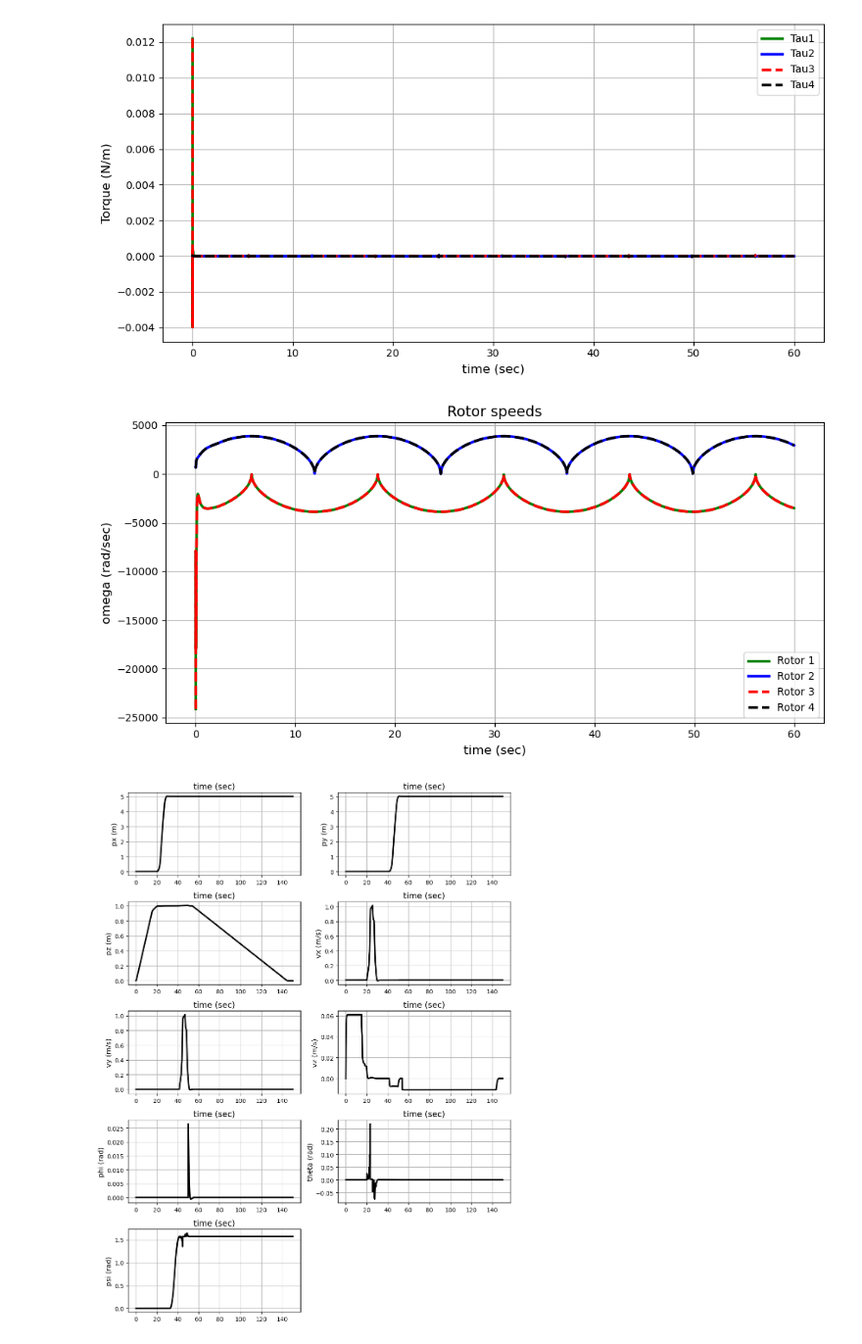
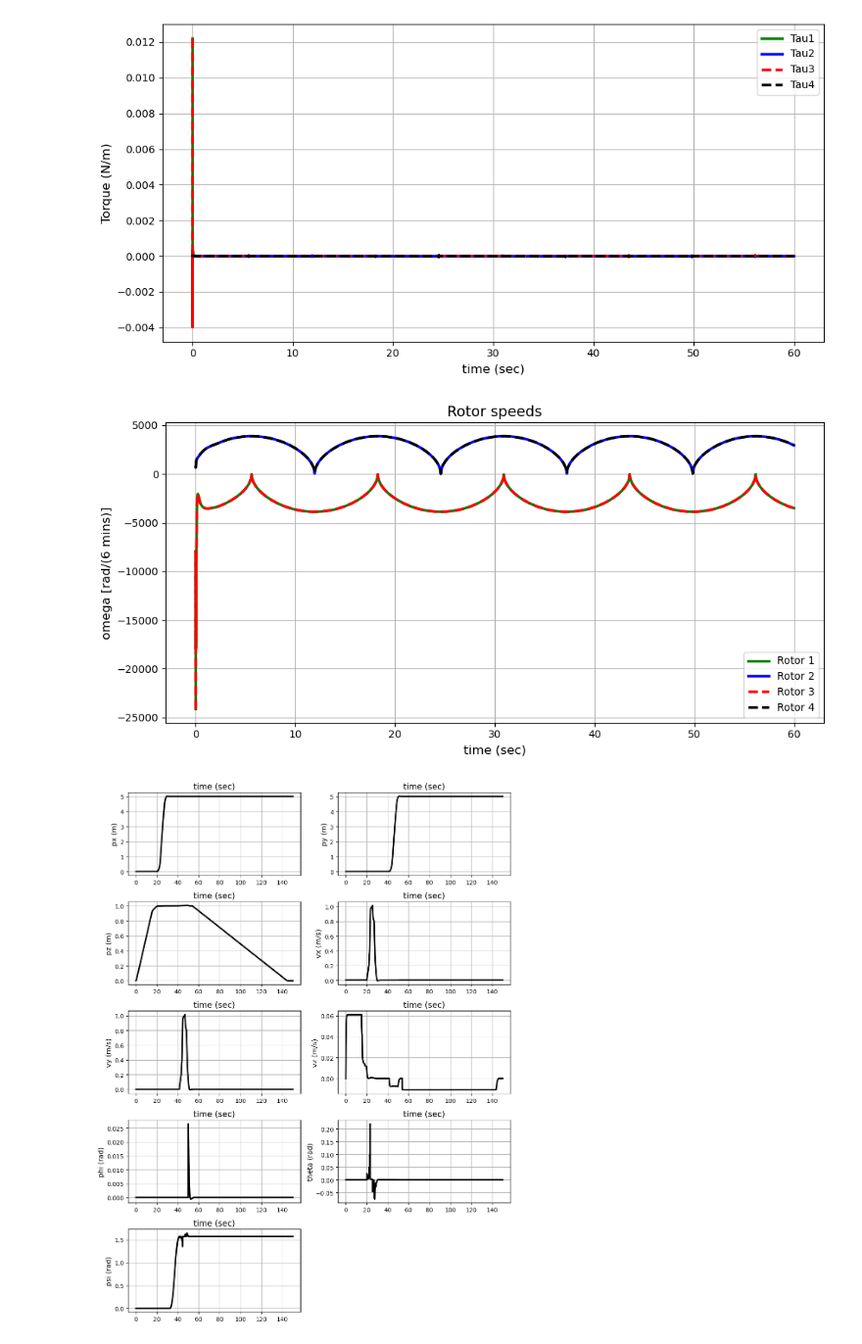
Before and after one commit to tsaatci/352finalproject, a Jupyter notebook: Simulation Code.ipynb, the cells around one changed output. Shown: that part at 98% size. Drawn from its saved outputs; the diff is of its cells as text; code cells hidden in the pictures.

```diff
--- a/Simulation Code.ipynb
+++ b/Simulation Code.ipynb
@@ -563,32 +563,32 @@ ax1.grid()
 # %%
 n = len(omega2_list)
 times_o2 = []
 o1 = []
 o2 = []
 o3 = []
 o4 = []
 for i in range(0,n):
     times_o2.append(i*dt)
     o1.append(re(omega2_list[i][0])+im(omega2_list[i][0]))
     o2.append(re(omega2_list[i][1])+im(omega2_list[i][1]))
     o3.append(re(omega2_list[i][2])+im(omega2_list[i][2]))
     o4.append(re(omega2_list[i][3])+im(omega2_list[i][3]))
 
 fig1t = plt.figure(figsize=(10, 5),tight_layout = True)
 
 # Create a plot of position x versus time
 ax1 = fig1t.add_subplot(111)
 ax1.set_xlabel("time (sec)", fontsize=12)
 ax1.plot(times_o2, o1, 'g-', lw=2.5, label="Rotor 1")
 ax1.plot(times_o2, o2, 'b-', lw=2.5, label="Rotor 2")
 ax1.plot(times_o2, o3, 'r--', lw=2.5, label="Rotor 3")
 ax1.plot(times_o2, o4, 'k--', lw=2.5, label="Rotor 4")
-ax1.set_ylabel("omega (rad/sec)", fontsize=12)
+ax1.set_ylabel("omega [rad/(6 mins)]", fontsize=12)
 ax1.set_title("Rotor speeds", fontsize=14)
 ax1.legend()
 ax1.grid()
 # %% [output]
-[figure, old version]
+[figure, new version]
 # %%
 # simulate req 3
 
```
Also changed, not shown: parts of 2 cells of this notebook, 1 other file.
